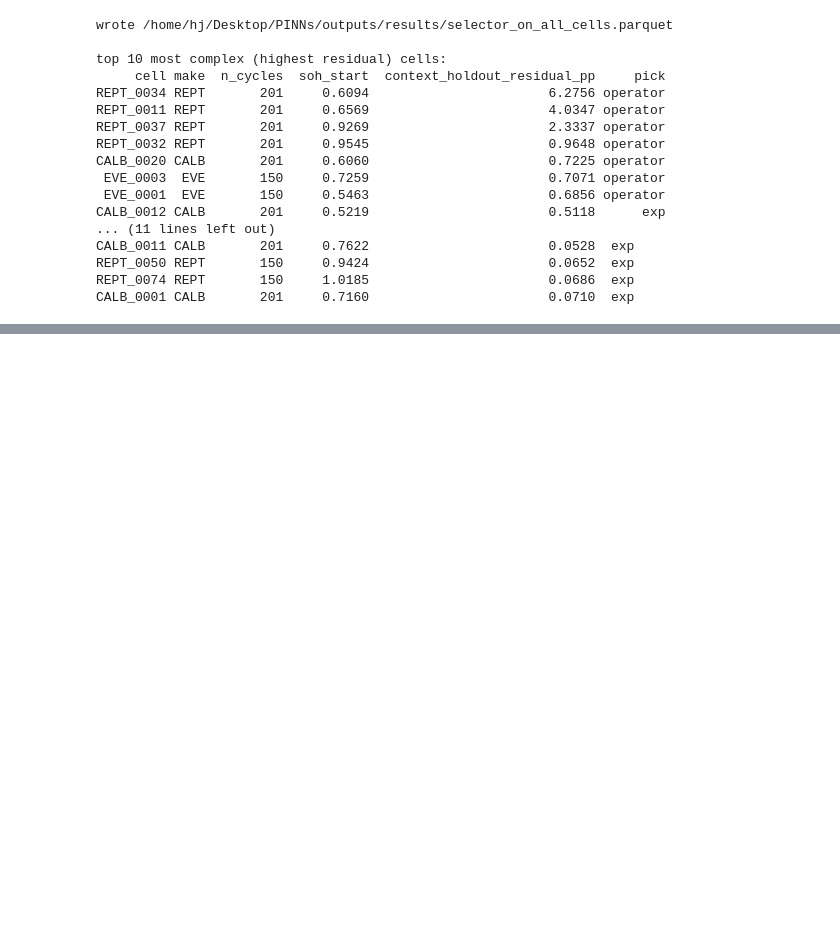
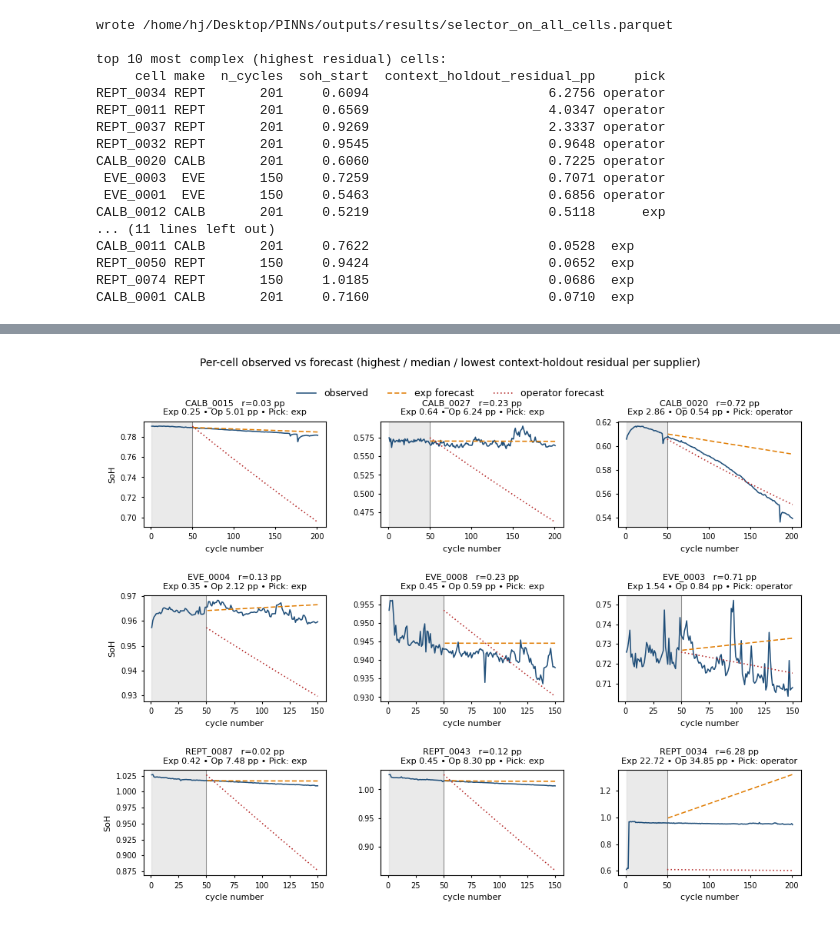
Before and after one commit to VKC-Turno/PyBaMM-Neural-ODE-RUL, a Jupyter notebook: Voltaris/V_8/01_2e_selector_on_all_cells.ipynb, the cells around one changed output, grey strips where cells are left out. Cells and saved outputs as stored; diff of their text form; code cells hidden in the pictures; blank space fills up the shorter version.

```diff
--- a/Voltaris/V_8/01_2e_selector_on_all_cells.ipynb
+++ b/Voltaris/V_8/01_2e_selector_on_all_cells.ipynb
@@ -273,0 +341,80 @@ CALB_0001 CALB       201     0.7160                       0.0710  exp
+# %%
+OBS_COLOR = "#1F4E79"
+EXP_COLOR = "#E07B00"
+OP_COLOR = "#B22222"
+CTX_GREY = "0.85"
+BOUNDARY = "0.55"
+
+rows = 3   # one row per supplier
+cols = 3   # highest / median / lowest residual
+fig, axes = plt.subplots(rows, cols, figsize=(9.5, 7.2),
+    gridspec_kw=dict(wspace=0.30, hspace=0.65, left=0.08, right=0.98,
+                      bottom=0.06, top=0.88))
+handles = []
+for i, mk in enumerate(["CALB", "EVE", "REPT"]):
+    sub_selected = selected[selected["make"] == mk].reset_index(drop=True)
+    for j in range(cols):
+        ax = axes[i, j]
+        if j >= len(sub_selected):
+            ax.set_axis_off(); continue
+        row = sub_selected.iloc[j]
+        cid = row["cell_id"]
+        try:
+            obs_n, obs_soh = _load_longterm_soh(cid, mk)
+        except Exception:
+            ax.set_axis_off(); continue
+        obs_n = np.asarray(obs_n, dtype=float)
+        obs_soh = np.asarray(obs_soh, dtype=float)
+        n_ctx = obs_n[:K]; y_ctx = obs_soh[:K]
+
+        # Grey context band + boundary at cycle K
+        ax.axvspan(int(n_ctx[0]), int(n_ctx[-1]), color=CTX_GREY,
+                   alpha=0.55, zorder=0)
+        ax.axvline(int(n_ctx[-1]), color=BOUNDARY, lw=0.7, ls="-", zorder=1)
+
+        h_obs, = ax.plot(obs_n, obs_soh, color=OBS_COLOR, lw=1.1,
+                          zorder=3, label="observed")
+        # Exp forecast
+        try:
+            tgt_n, exp_pred, rmse_exp = _exp_over_observed(obs_n, obs_soh)
+            h_exp, = ax.plot(tgt_n, exp_pred, color=EXP_COLOR, lw=1.1,
+                              ls=(0, (4, 2)), zorder=4, label="exp forecast")
+        except Exception:
+            exp_pred = None; rmse_exp = float("nan")
+        # Operator forecast (over observed horizon)
+        pred_n, pred_soh, rmse_op = _try_operator_over_observed(
+            cid, mk, obs_n, obs_soh)
+        if pred_n is not None:
+            mask = pred_n <= float(obs_n[-1])
+            h_op, = ax.plot(pred_n[mask], pred_soh[mask], color=OP_COLOR,
+                             lw=1.1, ls=(0, (1, 2)), zorder=4,
+                             label="operator forecast")
+        else:
+            rmse_op = float("nan")
+
+        # Two-line title with residual + RMSEs + selector pick
+        rmse_exp_str = f"{rmse_exp:.2f}" if np.isfinite(rmse_exp) else "n/a"
+        rmse_op_str = f"{rmse_op:.2f}" if np.isfinite(rmse_op) else "n/a"
+        pick_str = row["pick"]
+        title = (f"{row['cell']}   r={row['context_holdout_residual_pp']:.2f} pp\n"
+                 f"Exp {rmse_exp_str} • Op {rmse_op_str} pp • Pick: {pick_str}")
+        ax.set_title(title, fontsize=8, linespacing=1.2)
+        ax.set_xlabel("cycle number", fontsize=8)
+        if j == 0:
+            ax.set_ylabel("SoH", fontsize=8)
+        ax.tick_params(labelsize=7, direction="out", length=2.5)
+
+# Suptitle on top, legend just below it — no overlap with panel titles.
+fig.suptitle("Per-cell observed vs forecast "
+             "(highest / median / lowest context-holdout residual per supplier)",
+             y=0.995, fontsize=10)
+fig.legend([h_obs, h_exp, h_op],
+           ["observed", "exp forecast", "operator forecast"],
+           loc="upper center", ncol=3, bbox_to_anchor=(0.5, 0.955),
+           frameon=False, fontsize=9)
+out_pdf = PROJ / "outputs/results/selector_per_cell_grid.pdf"
+fig.savefig(out_pdf, dpi=200, bbox_inches="tight")
+plt.show()
+print(f"wrote {out_pdf}")
+# %% [output]
+[figure, added]
```
Also changed, not shown: parts of 11 cells of this notebook.
